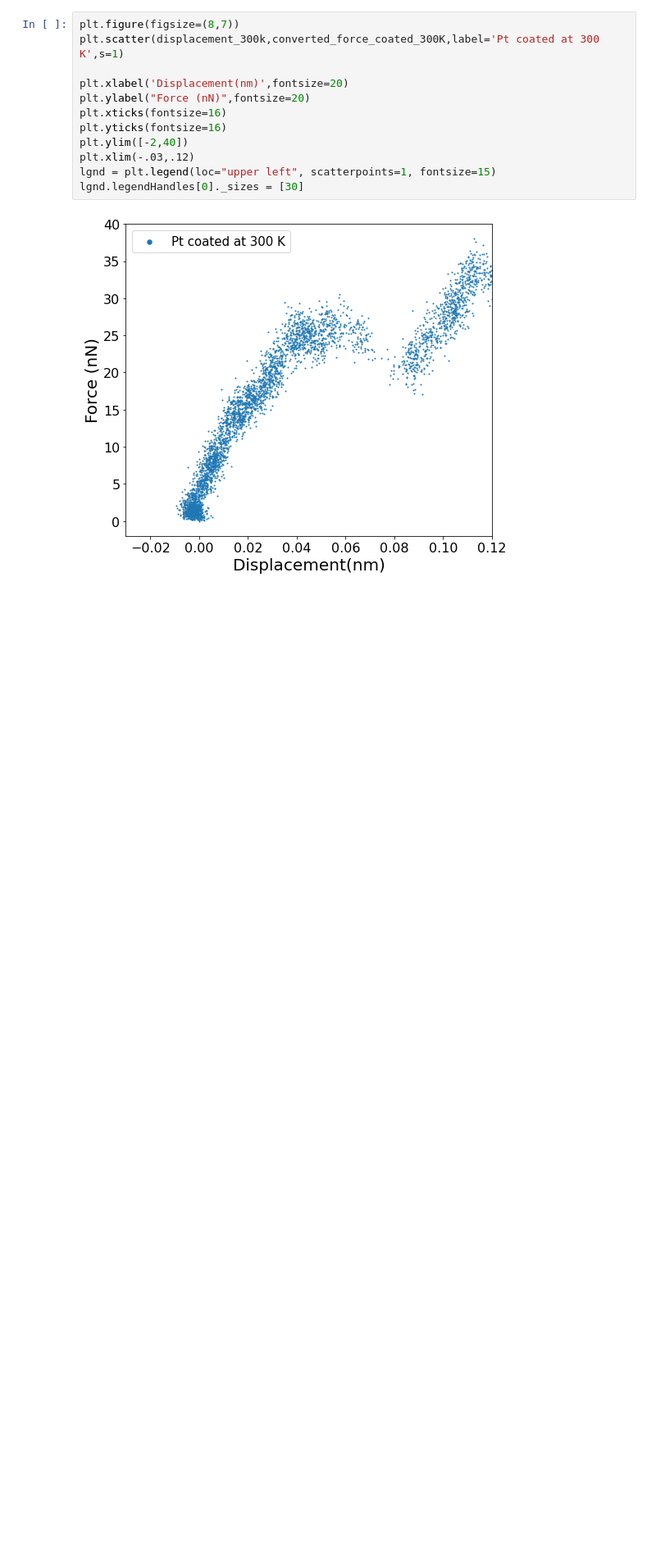
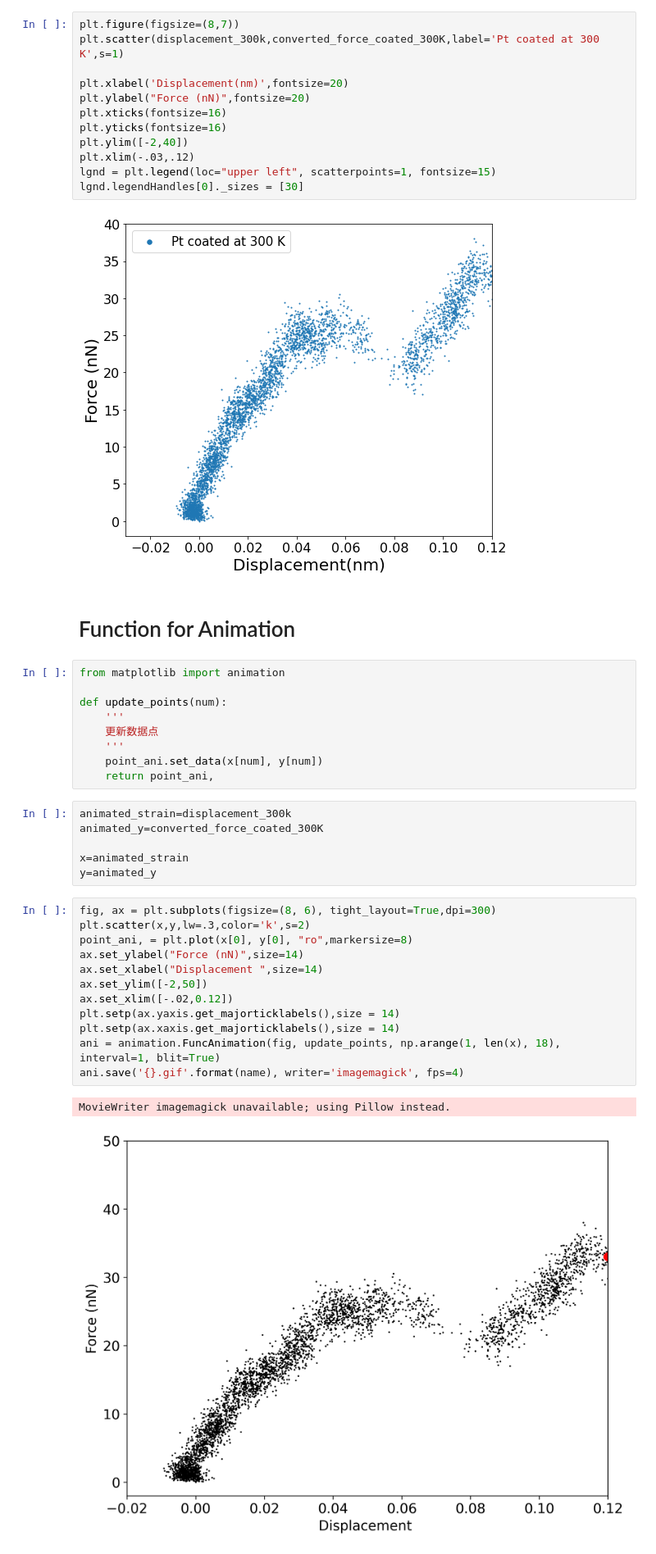
Before and after one commit to Muztoba/Codes, a Jupyter notebook: ForceVsDiplacement.ipynb, the cells around one changed output. Shown: that part at 82% size. Saved outputs shown, nothing was run; the diff lists cells and outputs as text; blank space fills up the shorter version.

```diff
--- a/ForceVsDiplacement.ipynb
+++ b/ForceVsDiplacement.ipynb
@@ -80,3 +80,35 @@ lgnd = plt.legend(loc="upper left", scatterpoints=1, fontsize=15)
 lgnd.legendHandles[0]._sizes = [30]
 # %% [output]
 [figure]
+# %% [markdown]
+# Function for Animation
+# %%
+from matplotlib import animation
+
+def update_points(num):
+    '''
+    更新数据点
+    '''
+    point_ani.set_data(x[num], y[num])
+    return point_ani,
+# %%
+animated_strain=displacement_300k
+animated_y=converted_force_coated_300K
+
+x=animated_strain
+y=animated_y
+# %%
+fig, ax = plt.subplots(figsize=(8, 6), tight_layout=True,dpi=300)
+plt.scatter(x,y,lw=.3,color='k',s=2)
+point_ani, = plt.plot(x[0], y[0], "ro",markersize=8)
+ax.set_ylabel("Force (nN)",size=14)
+ax.set_xlabel("Displacement ",size=14)
+ax.set_ylim([-2,50])
+ax.set_xlim([-.02,0.12])
+plt.setp(ax.yaxis.get_majorticklabels(),size = 14)
+plt.setp(ax.xaxis.get_majorticklabels(),size = 14)
+ani = animation.FuncAnimation(fig, update_points, np.arange(1, len(x), 18), interval=1, blit=True)
+ani.save('{}.gif'.format(name), writer='imagemagick', fps=4)
+# %% [output]
+MovieWriter imagemagick unavailable; using Pillow instead.
+[figure, added]
```
